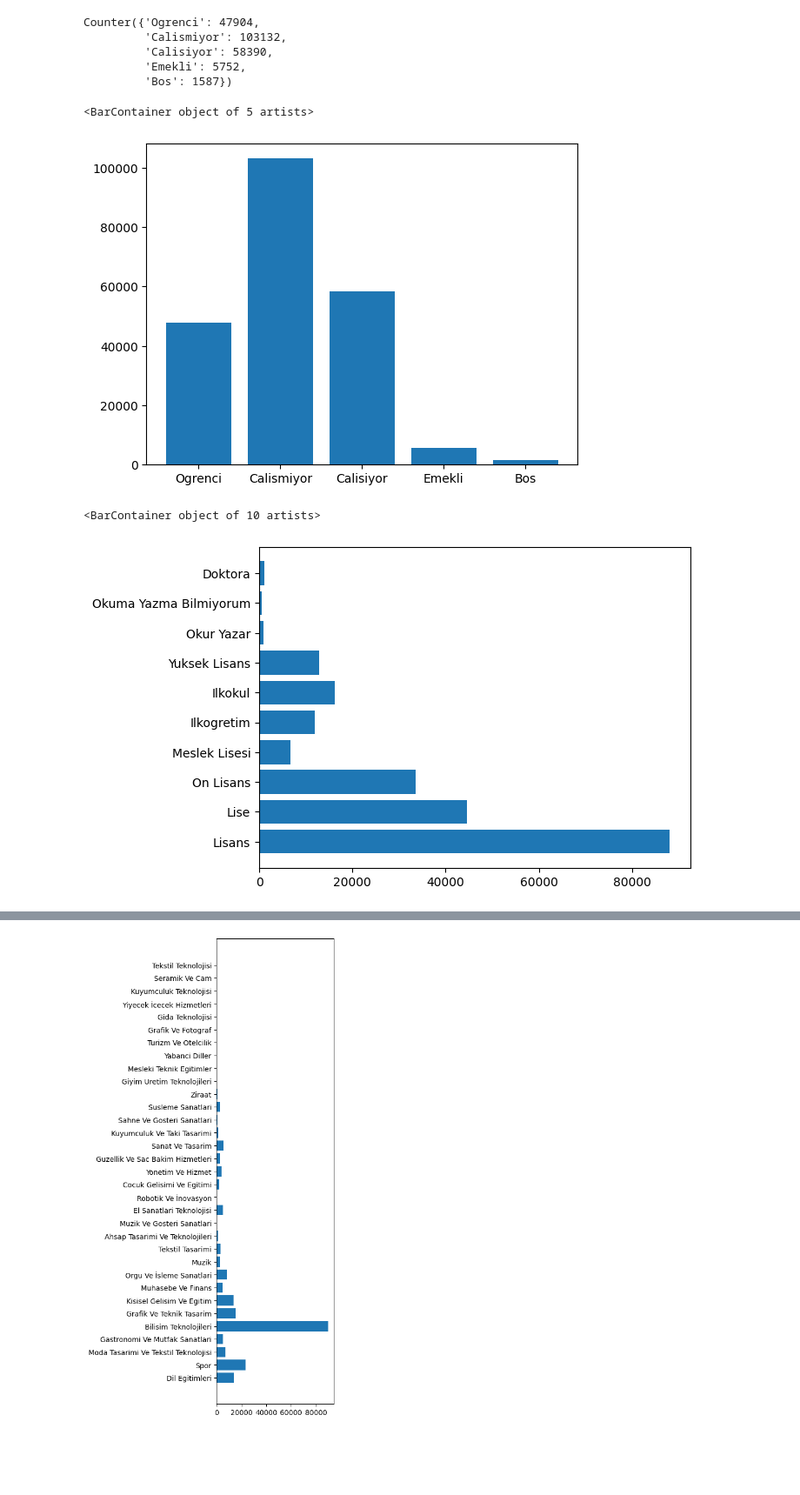
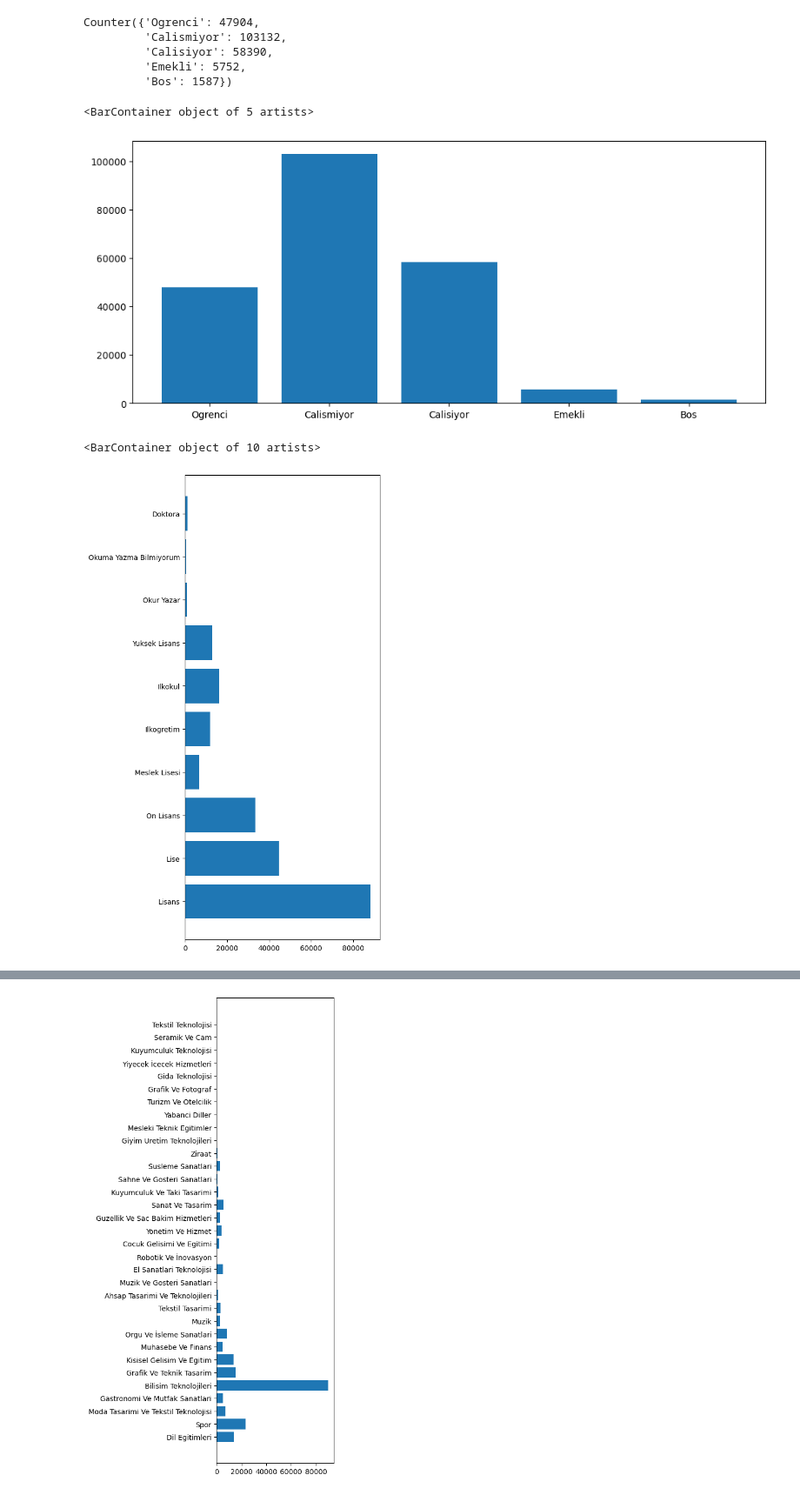
Before and after one commit to kaygun/2022-Fall-381E, a Jupyter notebook: lecture-05.ipynb, the cells around one changed output, grey strips where cells are left out. Shown at 87% size. Drawn from its saved outputs; the diff is of its cells as text; code cells hidden in the pictures; blank space fills up the shorter version.

```diff
--- a/lecture-05.ipynb
+++ b/lecture-05.ipynb
@@ -44,19 +44,23 @@ Counter({'Ogrenci': 47904,
 # %%
 raw = Counter(data['Calisma Durumu'])
 labels = list(raw.keys())
 values = raw.values()
+
+plt.figure(figsize=(12,5))
 plt.bar(labels,values)
 # %% [output]
 <BarContainer object of 5 artists>
-[figure, old version]
+[figure, new version]
 # %%
 raw = Counter(data['Egitim Durumu'])
 labels = list(raw.keys())
 values = raw.values()
+
+plt.figure(figsize=(5,12))
 plt.barh(labels,values)
 # %% [output]
 <BarContainer object of 10 artists>
-[figure, old version]
+[figure, new version]
 # %%
 raw = Counter(data['Egitim Durumu'])
 
```
Also changed, not shown: parts of 15 cells of this notebook.
